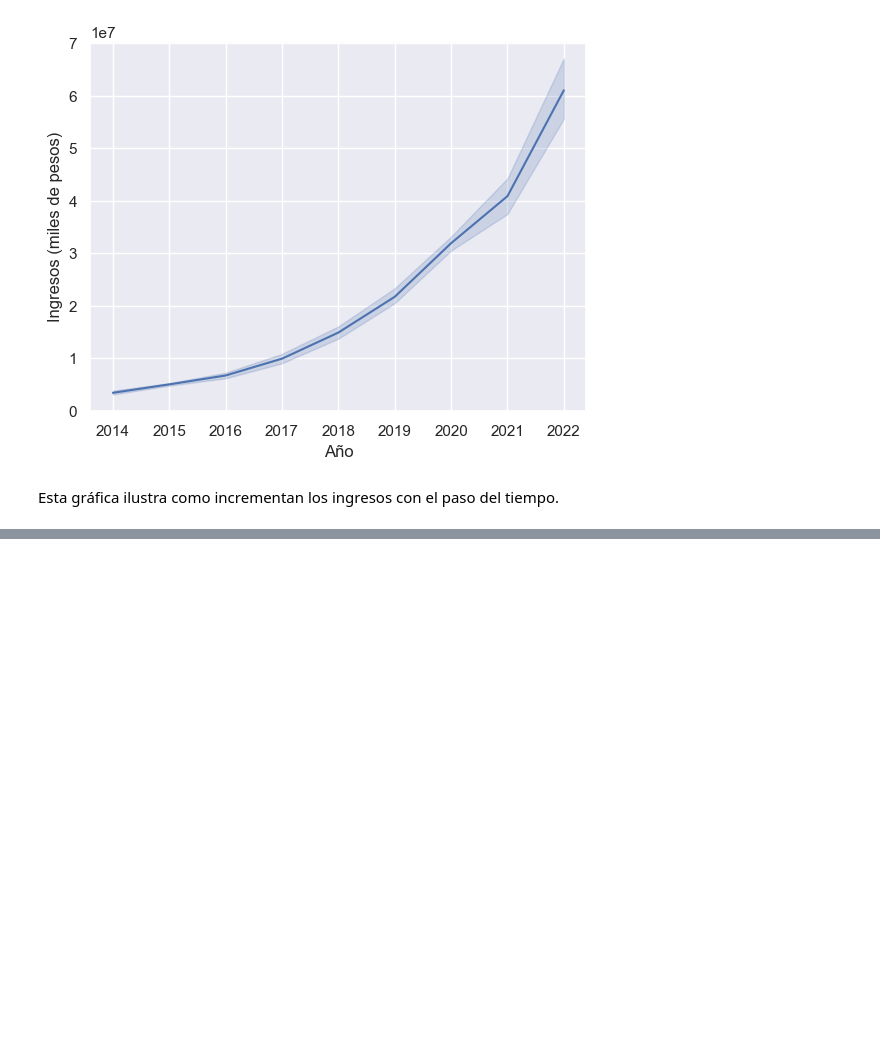
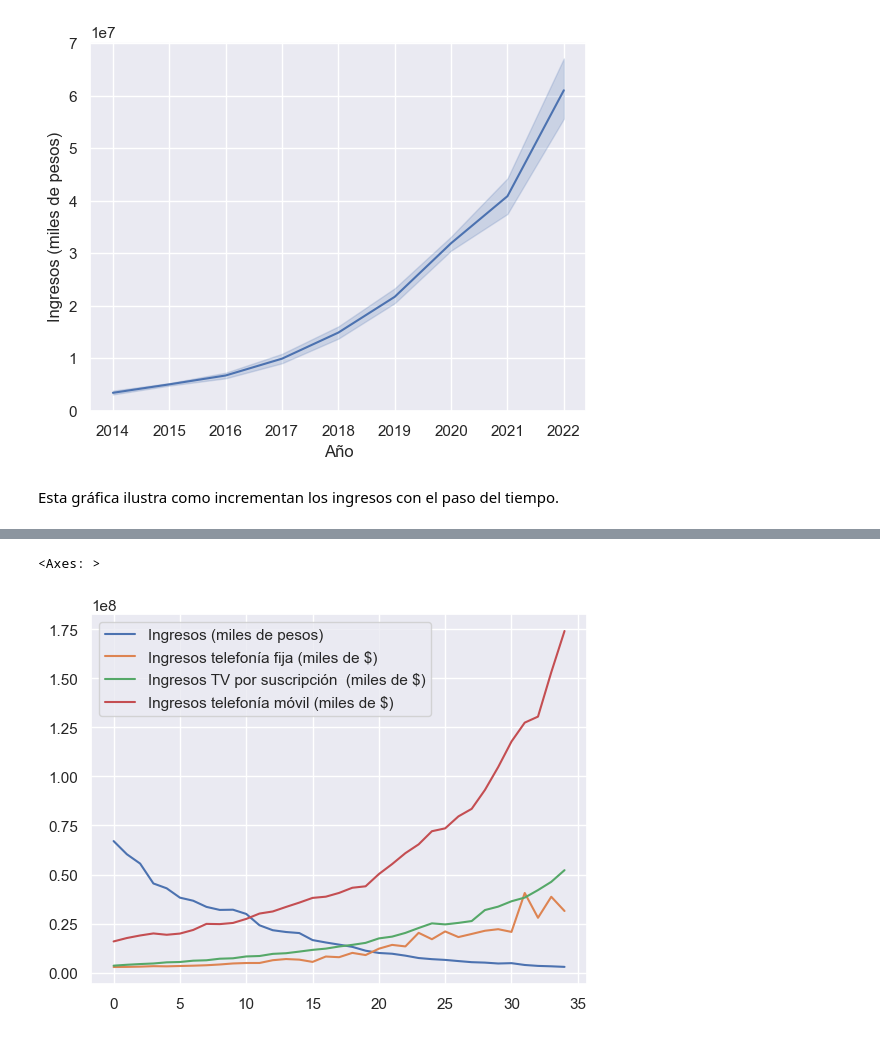
Before and after one commit to AJusto14/PI_DataAnalysis_AAJG, a Jupyter notebook: eda_adicional.ipynb, the cells around one changed output, grey strips where cells are left out. Cells and saved outputs as stored; diff of their text form; code cells hidden in the pictures; blank space fills up the shorter version.

```diff
--- a/eda_adicional.ipynb
+++ b/eda_adicional.ipynb
@@ -161,0 +284,9 @@ Esta gráfica ilustra como incrementan los ingresos con el paso del tiempo.
+# %%
+#Ahora seleccionamos las columnas con las que trabajaremos
+todos_ingresos = ingresos_juntos[['Ingresos (miles de pesos)', 'Ingresos telefonía fija (miles de $)', 'Ingresos TV por suscripción  (miles de $)', 'Ingresos telefonía móvil (miles de $)']]
+# %%
+#Graficamos
+todos_ingresos.plot()
+# %% [output]
+<Axes: >
+[figure, added]
```
Also changed, not shown: parts of 17 cells of this notebook, 4 other files.
